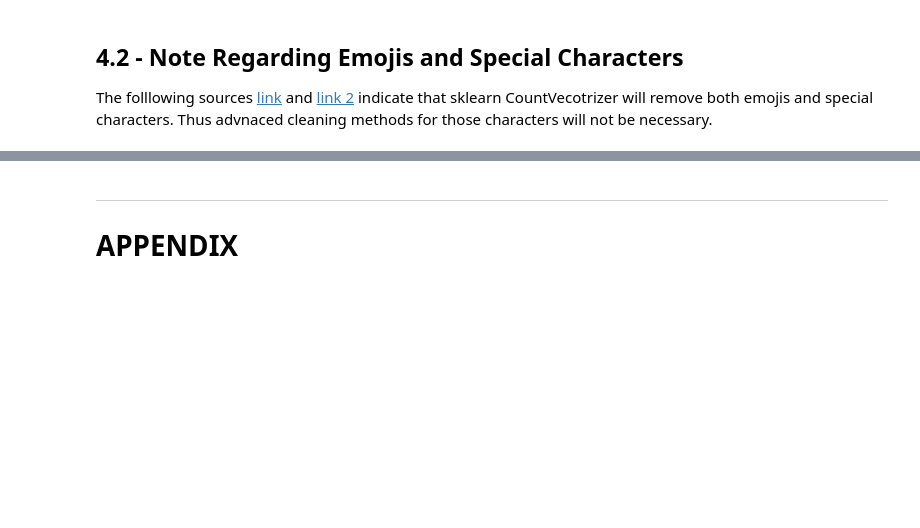
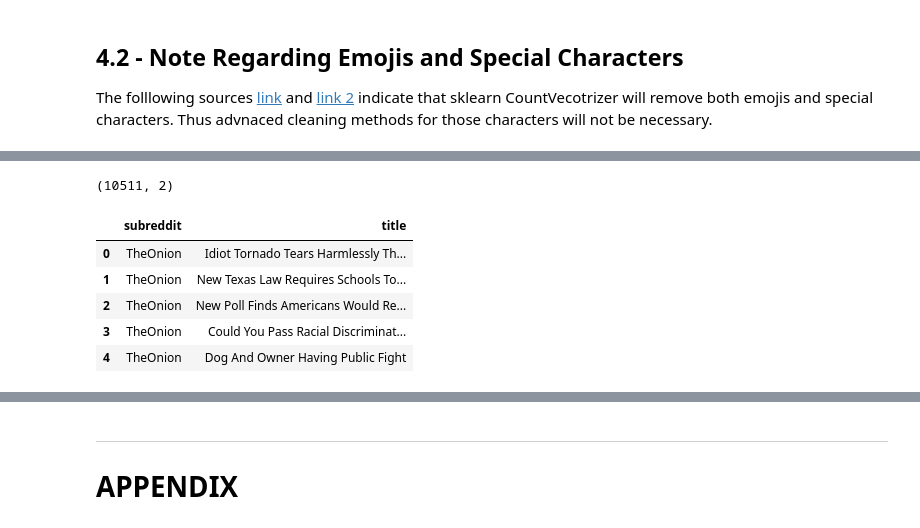
Before and after one commit to drossDS/Humor_Identification_with_NLP, a Jupyter notebook: code/2-Data_Cleaning.ipynb, the cells around one changed output, grey strips where cells are left out. Saved outputs shown, nothing was run; the diff lists cells and outputs as text; code cells hidden in the pictures; blank space fills up the shorter version.

```diff
--- a/code/2-Data_Cleaning.ipynb
+++ b/code/2-Data_Cleaning.ipynb
@@ -946,0 +968,12 @@ The folllowing sources [link](https://kavita-ganesan.com/how-to-use-countvectori
+# %%
+reddit_df = pd.concat([onion[['subreddit', 'title']], wldnws[['subreddit', 'title']]]).reset_index(drop = True)
+print(reddit_df.shape)
+reddit_df.head()
+# %% [output]
+(10511, 2)
+|  | subreddit | title |
+| 0 | TheOnion | Idiot Tornado Tears Harmlessly Th... |
+| 1 | TheOnion | New Texas Law Requires Schools To... |
+| 2 | TheOnion | New Poll Finds Americans Would Re... |
+| 3 | TheOnion | Could You Pass Racial Discriminat... |
+| 4 | TheOnion | Dog And Owner Having Public Fight |
```
Also changed, not shown: parts of 13 cells of this notebook.
